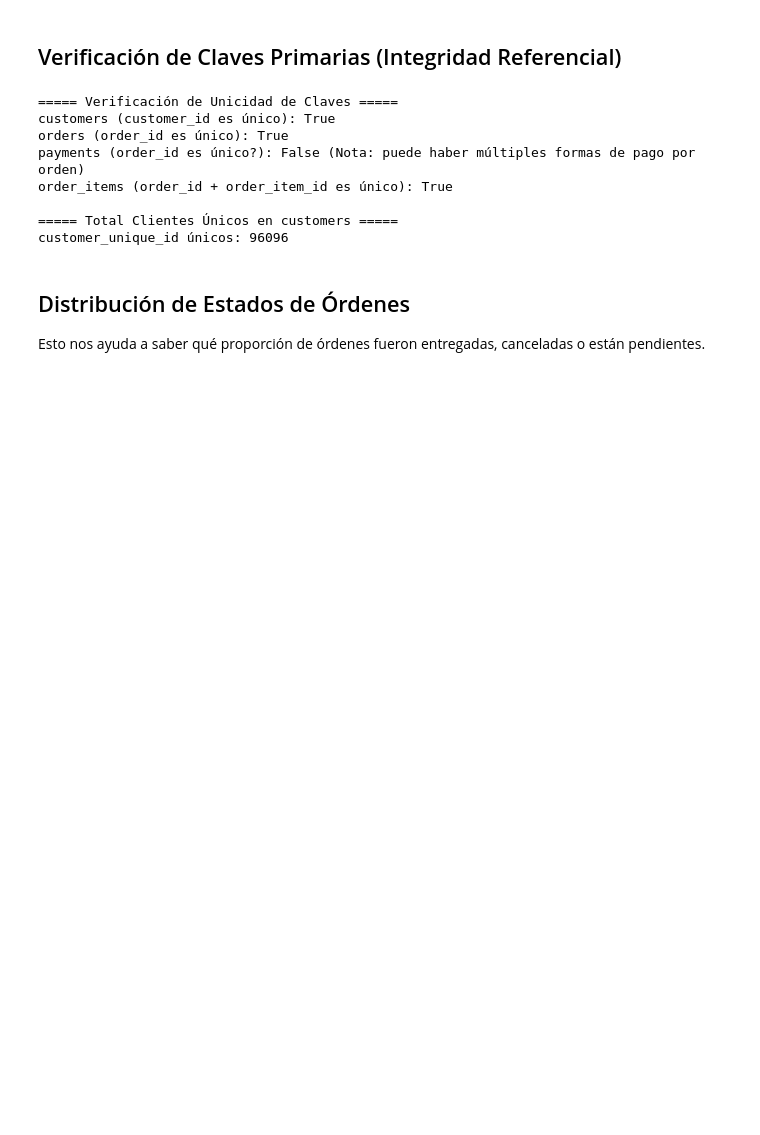
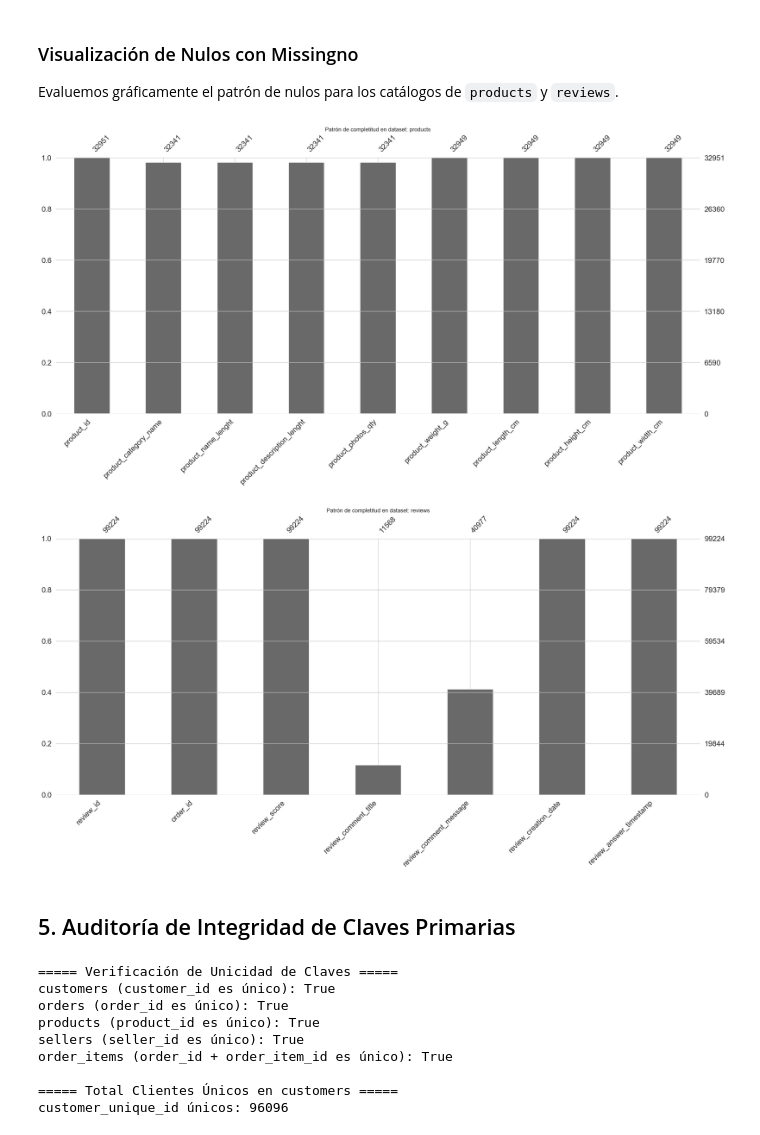
Before and after one commit to gastonnina/miadas_mod_13_scrum, a Jupyter notebook: notebooks/sprint_01_eda/00_eda_raw_data.ipynb, the cells around one changed output. Cells and saved outputs as stored; diff of their text form; code cells hidden in the pictures; blank space fills up the shorter version.

```diff
--- a/notebooks/sprint_01_eda/00_eda_raw_data.ipynb
+++ b/notebooks/sprint_01_eda/00_eda_raw_data.ipynb
@@ -20,3 +33,7 @@ orders = pd.read_parquet(DATA_DIR / "olist_orders_dataset.parquet")
 payments = pd.read_parquet(DATA_DIR / "olist_order_payments_dataset.parquet")
 reviews = pd.read_parquet(DATA_DIR / "olist_order_reviews_dataset.parquet")
 order_items = pd.read_parquet(DATA_DIR / "olist_order_items_dataset.parquet")
+products = pd.read_parquet(DATA_DIR / "olist_products_dataset.parquet")
+sellers = pd.read_parquet(DATA_DIR / "olist_sellers_dataset.parquet")
+
+print("Los 7 datasets crudos fueron cargados correctamente.")
@@ -143,12 +131,0 @@ dtype: int64
-# %%
-import missingno as msno
-
-for name, df in datasets.items():
-    print(f"\n===== {name.upper()} - MISSING VALUES =====")
-    msno.bar(df)
-    plt.title(f"{name} - Non-null values")
-    plt.show()
-
-    msno.matrix(df)
-    plt.title(f"{name} - Missing pattern")
-    plt.show()
@@ -176,0 +132,9 @@ A continuación, realizaremos validaciones más profundas sobre la integridad f
+# %%
+for name, df in datasets.items():
+    null_counts = df.isnull().sum()
+    null_cols = null_counts[null_counts > 0].sort_values(ascending=False)
+    if len(null_cols) > 0:
+        print(f"\n===== NULLS IN {name.upper()} =====")
+        display(pd.DataFrame({"Null Count": null_cols, "Proportion": null_cols / len(df)}))
+    else:
+        print(f"\n===== {name.upper()}: No contiene nulos =====")
@@ -177,10 +168,24 @@ A continuación, realizaremos validaciones más profundas sobre la integridad f
+# %% [markdown]
+### Visualización de Nulos con Missingno
+
+Evaluemos gráficamente el patrón de nulos para los catálogos de `products` y `reviews`.
+# %%
+for name in ["products", "reviews"]:
+    plt.figure(figsize=(10, 4))
+    msno.bar(datasets[name])
+    plt.title(f"Patrón de completitud en dataset: {name}")
+    plt.show()
+# %% [output]
+[figure, added]
+[figure, added]
 # %% [markdown]
-## Verificación de Claves Primarias (Integridad Referencial)
+## 5. Auditoría de Integridad de Claves Primarias
 # %%
 print("===== Verificación de Unicidad de Claves =====")
 print("customers (customer_id es único):", customers["customer_id"].is_unique)
 print("orders (order_id es único):", orders["order_id"].is_unique)
-print("payments (order_id es único?):", payments["order_id"].is_unique, "(Nota: puede haber múltiples formas de pago por orden)")
+print("products (product_id es único):", products["product_id"].is_unique)
+print("sellers (seller_id es único):", sellers["seller_id"].is_unique)
 print("order_items (order_id + order_item_id es único):", not order_items.duplicated(subset=["order_id", "order_item_id"]).any())
 
 print("\n===== Total Clientes Únicos en customers =====")
@@ -189,12 +194,9 @@ print("customer_unique_id únicos:", customers["customer_unique_id"].nunique())
 ===== Verificación de Unicidad de Claves =====
 customers (customer_id es único): True
 orders (order_id es único): True
-payments (order_id es único?): False (Nota: puede haber múltiples formas de pago por orden)
+products (product_id es único): True
+sellers (seller_id es único): True
 order_items (order_id + order_item_id es único): True
 
 ===== Total Clientes Únicos en customers =====
 customer_unique_id únicos: 96096
-# %% [markdown]
-## Distribución de Estados de Órdenes
-
-Esto nos ayuda a saber qué proporción de órdenes fueron entregadas, canceladas o están pendientes.
```
Also changed, not shown: parts of 27 cells of this notebook, 2 other files.
